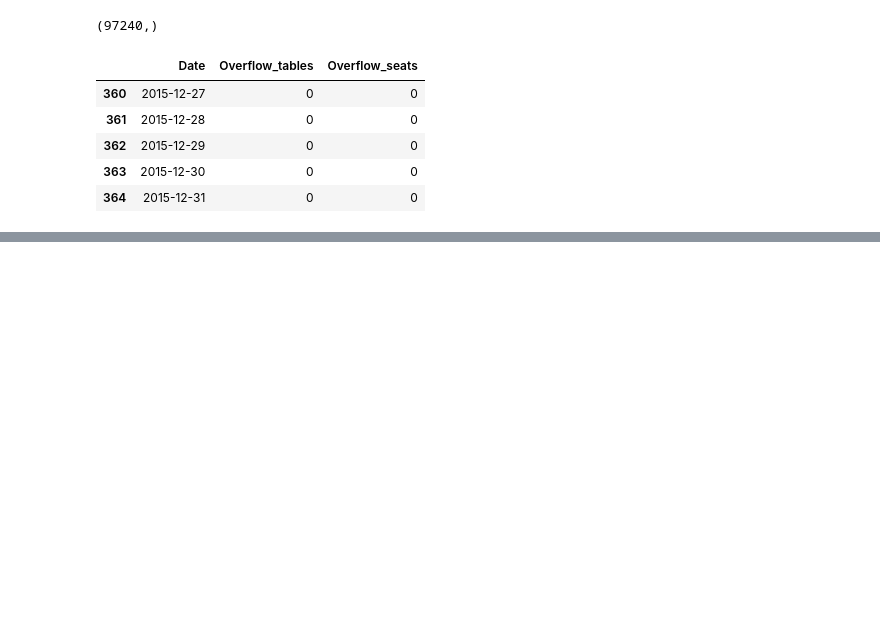
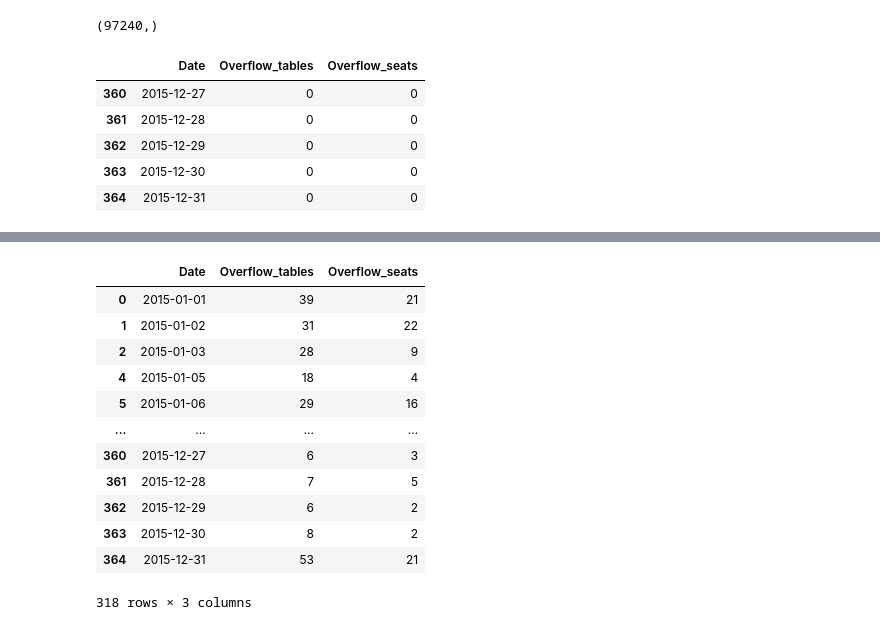
Before and after one commit to ankxl/Plato-s_Pizza_BI, a Jupyter notebook: Capacity_Analysis_LTDScenario.ipynb, the cells around one changed output, grey strips where cells are left out. Saved outputs shown, nothing was run; the diff lists cells and outputs as text; code cells hidden in the pictures; blank space fills up the shorter version.

```diff
--- a/Capacity_Analysis_LTDScenario.ipynb
+++ b/Capacity_Analysis_LTDScenario.ipynb
@@ -194,6 +207,11 @@ all_datetime = pd.DataFrame(all_datetime,columns=['date_time'])
 all_datetime['date'] = pd.to_datetime(all_datetime['date_time']).dt.date
 all_datetime.drop_duplicates(inplace=True,ignore_index=True)
 # all_datetime
+# Series to DataFrame
+all_datetime_60 = pd.DataFrame(all_datetime_60,columns=['date_time'])
+all_datetime_60['date'] = pd.to_datetime(all_datetime_60['date_time']).dt.date
+all_datetime_60.drop_duplicates(inplace=True,ignore_index=True)
+# all_datetime
 # %%
 # Dataset to store the final capacity snapshot
 capacity_date = pd.DataFrame(pd.date_range(start='01/01/2015',end='31/12/2015'),columns=['Date'])
@@ -264,0 +291,53 @@ capacity_date.to_csv('.\\data\\Capacity_Analysis.csv')
+# %%
+# Capacity Analysis
+# - For each date where an order was placed identify all the unique order or order completed timeslots
+# - For each order or order completed timeslot on that date identify the number of tables and seats required to serve
+# the order or tables/ seats released when order is completed.
+# - If the tables occupied is greater than 15 or is the seats occupied is greater than 60 flag capacity exceeded for
+# tables/seats by 1
+# - At the end of the inner loop i.e. when all order or order completed timeslots are traversed then append the value of
+# tables/ seat capacity violation to the final dataframe
+
+for i in capacity_date_60.Date:
+    df = all_datetime_60.loc[all_datetime_60['date']==i]
+    tables_occupied = 0
+    seats_occupied = 0
+    overflow_tables = 0
+    overflow_seats = 0
+    for index, row in df.iterrows():
+        flag = 0
+        temp_df = mario_df.loc[mario_df['date_time']==row['date_time']]
+        if not temp_df.empty:
+            flag = 1
+            tables_occupied = tables_occupied + temp_df.tables.sum()
+            seats_occupied = seats_occupied + temp_df.people_served.sum()
+
+        temp_df = mario_df.loc[mario_df['outer_end_60']==row['date_time']]
+        if not temp_df.empty:
+            tables_occupied = tables_occupied - temp_df.tables.sum()
+            seats_occupied = seats_occupied - temp_df.people_served.sum()
+
+        if tables_occupied > 15 and flag == 1:
+            overflow_tables = overflow_tables + 1
+
+        if seats_occupied > 60 and flag == 1:
+            overflow_seats = overflow_seats + 1
+
+    capacity_date_60.loc[capacity_date_60['Date'] == i,'Overflow_tables'] = overflow_tables
+    capacity_date_60.loc[capacity_date_60.Date == i,'Overflow_seats'] = overflow_seats
+# %%
+capacity_date_60.loc[capacity_date_60['Overflow_seats']!=0]
+# %% [output]
+|  | Date | Overflow_tables | Overflow_seats |
+| 0 | 2015-01-01 | 39 | 21 |
+| 1 | 2015-01-02 | 31 | 22 |
+| 2 | 2015-01-03 | 28 | 9 |
+| 4 | 2015-01-05 | 18 | 4 |
+| 5 | 2015-01-06 | 29 | 16 |
+| ... | ... | ... | ... |
+| 360 | 2015-12-27 | 6 | 3 |
+| 361 | 2015-12-28 | 7 | 5 |
+| 362 | 2015-12-29 | 6 | 2 |
+| 363 | 2015-12-30 | 8 | 2 |
+| 364 | 2015-12-31 | 53 | 21 |
+318 rows × 3 columns
```
Also changed, not shown: parts of 8 cells of this notebook.
